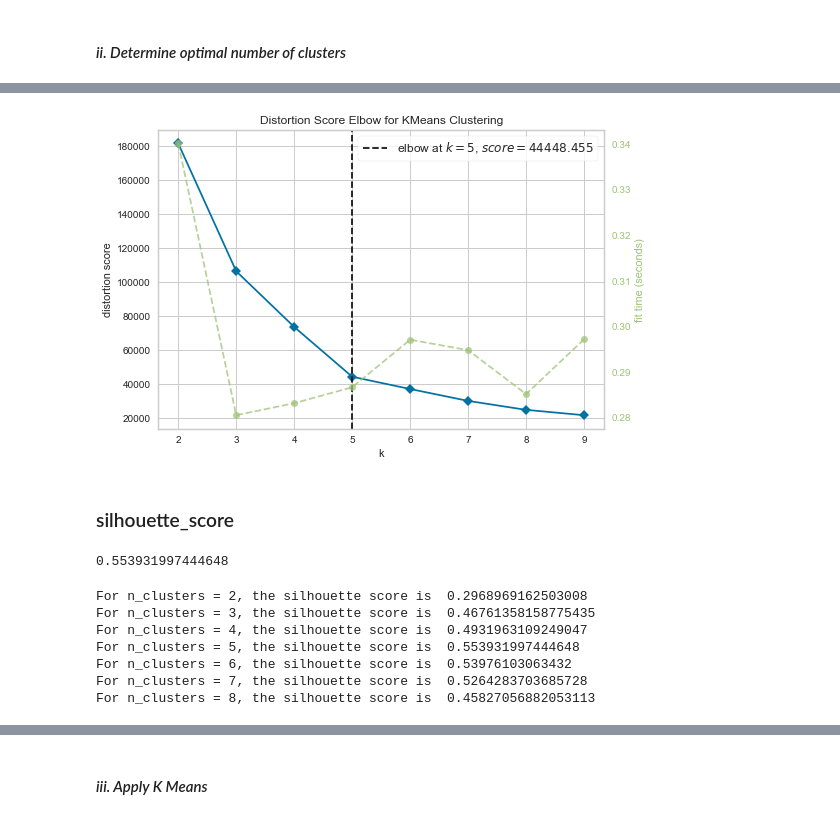
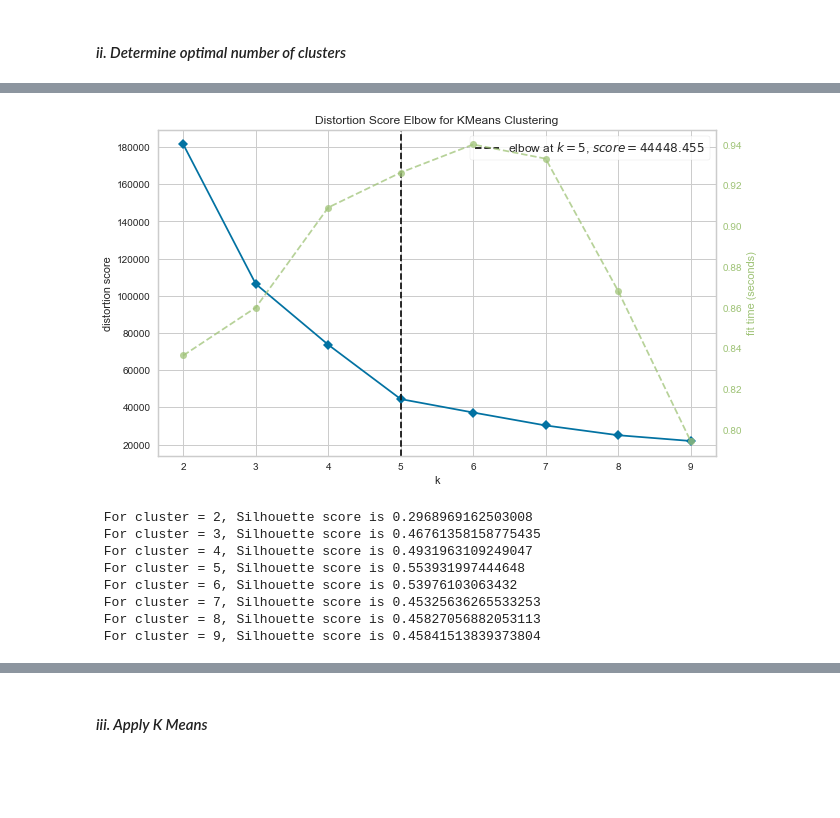
Before and after one commit to habip-bingol/Projects, a Jupyter notebook: ML_Projects/Customer_Segmentation/Cluestering_Analysis_Customers_Segmentation_Project.ipynb, the cells around one changed output, grey strips where cells are left out. Drawn from its saved outputs; the diff is of its cells as text; code cells hidden in the pictures; blank space fills up the shorter version.

```diff
--- a/ML_Projects/Customer_Segmentation/Cluestering_Analysis_Customers_Segmentation_Project.ipynb
+++ b/ML_Projects/Customer_Segmentation/Cluestering_Analysis_Customers_Segmentation_Project.ipynb
@@ -208,0 +314,7 @@ Labeling example:
+# %%
+from yellowbrick.cluster import SilhouetteVisualizer
+
+model = KMeans(n_clusters=4)
+visualizer = SilhouetteVisualizer(k_means_model)
+visualizer.fit(X)
+visualizer.poof();
@@ -262,3 +348,0 @@ array([2, 3, 2, 3, 2, 3, 2, 3, 2, 3, 2, 3, 2, 3, 2, 3, 2, 3, 2, 3, 2, 3,
-# %%
-X["Classes"] = k_means_model.labels_
-X
@@ -279,7 +349,5 @@ X
 # %% [markdown]
 #### Hopkins test
-# %%
-X = X.drop(columns="Classes")
 # %%
 X.shape
 # %% [output]
@@ -294,10 +360,9 @@ hopkins(X, X.shape[0])
 #### *ii. Determine optimal number of clusters*
 # %%
 ssd = []
+K = range(2,10)
 
-k = range(2,11)
-
-for i in k:
-    model = KMeans(n_clusters=i, random_state=42)
+for k in K:
+    model = KMeans(n_clusters=k)
     model.fit(X)
     ssd.append(model.inertia_)
@@ -358,12 +389,8 @@ df_diff.plot(kind='bar')
 # %%
 from yellowbrick.cluster import KElbowVisualizer
-
-model = KMeans(random_state=42)
-visualizer = KElbowVisualizer(model, k=range(2,10))
-
+model = KMeans()
+visualizer = KElbowVisualizer(model, k=(2,10))
 visualizer.fit(X)
-visualizer.show();
+visualizer.poof();
 # %% [output]
-[figure, old version]
+[figure, new version]
-# %% [markdown]
-### silhouette_score
@@ -372,20 +397,17 @@ from sklearn.metrics import silhouette_score
-# %%
-silhouette_score(X, k_means_model.labels_)
-# %% [output]
-0.553931997444648
 # %%
-range_n_clusters =range(2,9)
-for i in range_n_clusters:
-    kmeans = KMeans(n_clusters=i, random_state=42)
-    kmeans.fit(X)
-    cluster_labels = kmeans.labels_
-    silhouette_avg = silhouette_score(X, cluster_labels)
-    print(f"For n_clusters = {i}, the silhouette score is  {silhouette_avg}")
+K = range(2,10)
+
+for k in K:
+    model = KMeans(n_clusters=k)
+    model.fit(X)
+    silhouette_avg = silhouette_score(X, model.labels_)
+    print(f" For cluster = {k}, Silhouette score is {silhouette_avg}")
 # %% [output]
-For n_clusters = 2, the silhouette score is  0.2968969162503008
-For n_clusters = 3, the silhouette score is  0.46761358158775435
-For n_clusters = 4, the silhouette score is  0.4931963109249047
-For n_clusters = 5, the silhouette score is  0.553931997444648
-For n_clusters = 6, the silhouette score is  0.53976103063432
-For n_clusters = 7, the silhouette score is  0.5264283703685728
-For n_clusters = 8, the silhouette score is  0.45827056882053113
+ For cluster = 2, Silhouette score is 0.2968969162503008
+ For cluster = 3, Silhouette score is 0.46761358158775435
+ For cluster = 4, Silhouette score is 0.4931963109249047
+ For cluster = 5, Silhouette score is 0.553931997444648
+ For cluster = 6, Silhouette score is 0.53976103063432
+ For cluster = 7, Silhouette score is 0.45325636265533253
+ For cluster = 8, Silhouette score is 0.45827056882053113
+ For cluster = 9, Silhouette score is 0.45841513839373804
```
Also changed, not shown: parts of 72 cells of this notebook.
